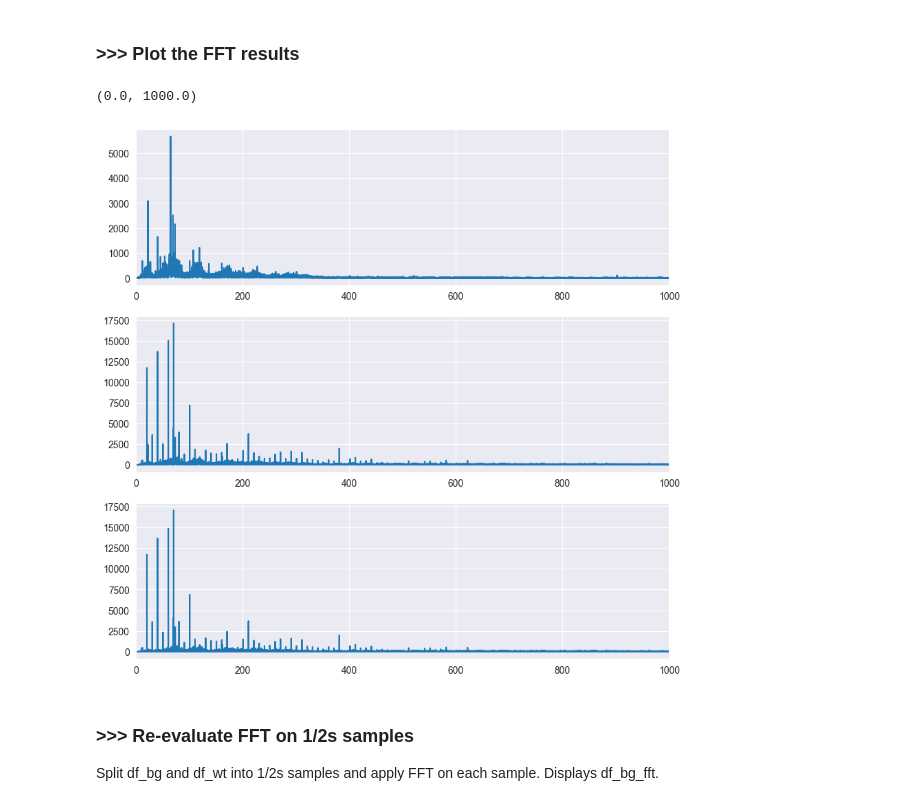
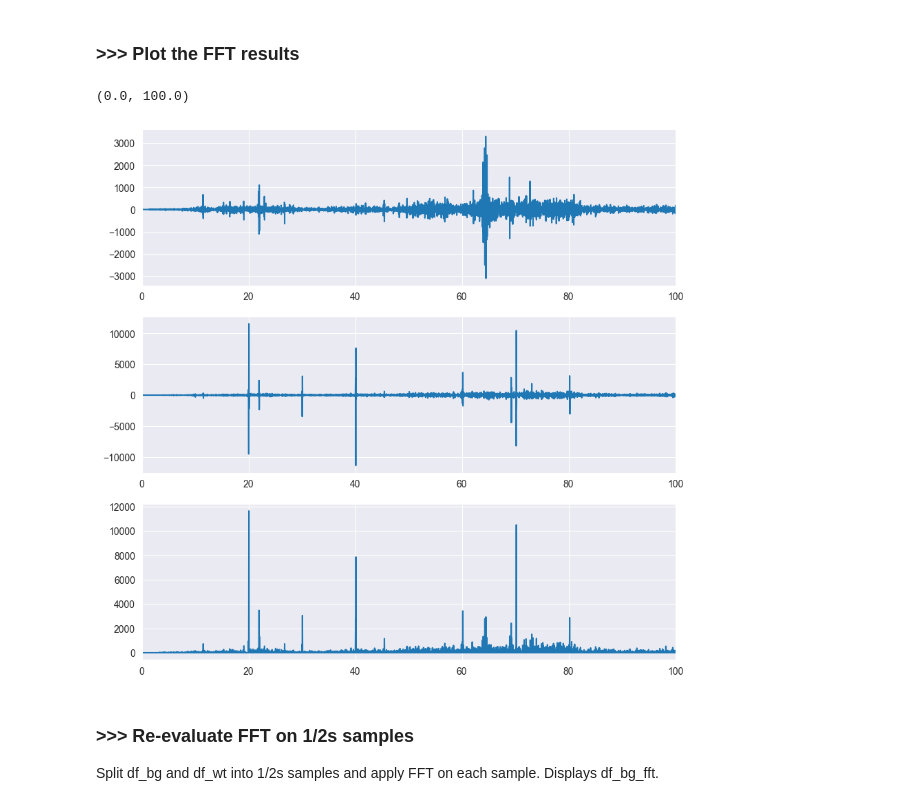
Before and after one commit to gonespral/wind-turbine-noise-measurement-and-prediction, a Jupyter notebook: misc/analysis.ipynb, the cells around one changed output. Saved outputs shown, nothing was run; the diff lists cells and outputs as text; code cells hidden in the pictures.

```diff
--- a/analysis.ipynb
+++ b/misc/analysis.ipynb
@@ -103,9 +103,9 @@ ax_freq_bg = np.fft.fftfreq(np_bg_mean.size, d=1/sample_rate)
 ax_freq_wt = np.fft.fftfreq(np_wt_mean.size, d=1/sample_rate)
 
 # Create new dataframe for FFT results (absolute value, only positive frequencies)
-df_bg_fft = pd.DataFrame({"freq": ax_freq_bg, "fft": np.abs(signal_fft_bg)})
+df_bg_fft = pd.DataFrame({"freq": ax_freq_bg, "fft": signal_fft_bg})
 df_bg_fft = df_bg_fft.loc[df_bg_fft["freq"] > 0]
-df_wt_fft = pd.DataFrame({"freq": ax_freq_wt, "fft": np.abs(signal_fft_wt)})
+df_wt_fft = pd.DataFrame({"freq": ax_freq_wt, "fft": signal_fft_wt})
 df_wt_fft = df_wt_fft.loc[df_wt_fft["freq"] > 0]
 
 # Smooth the FFT results - this is done by taking the mean of the n_smoothing values around each point.
@@ -126,29 +126,29 @@ df_wt_bg_fft.loc[df_wt_bg_fft["fft"] < 0, "fft"] = 0
 # %%
 # Clear previous plots
 plt.close("all")
 
 x_lim_0 = 0
-x_lim_1 = 1000
+x_lim_1 = 100
 
 # Create three subplots, with matplotlib
 fig, ax = plt.subplots(3, 1, figsize=(10, 10))
 
 # Plot FFT results for background
 ax[0].plot(df_bg_fft["freq"], df_bg_fft["fft"], label="Background")
 
 # Plot FFT results for wind turbine
 ax[1].plot(df_wt_fft["freq"], df_wt_fft["fft"], label="Wind Turbine")
 
 # Plot FFT results for wind turbine, denoised by subtracting the background FFT
 ax[2].plot(df_wt_bg_fft["freq"], df_wt_bg_fft["fft"], label="Wind Turbine - Background")
 
 # Set x-axis limits
 ax[0].set_xlim(x_lim_0, x_lim_1)
 ax[1].set_xlim(x_lim_0, x_lim_1)
 ax[2].set_xlim(x_lim_0, x_lim_1)
 # %% [output]
-(0.0, 1000.0)
+(0.0, 100.0)
-[figure, old version]
+[figure, new version]
 # %% [markdown]
 ### >>> Re-evaluate FFT on 1/2s samples
 Split df_bg and df_wt into 1/2s samples and apply FFT on each sample. Displays df_bg_fft.
```
Also changed, not shown: parts of 1 cell of this notebook, 2 other files.
